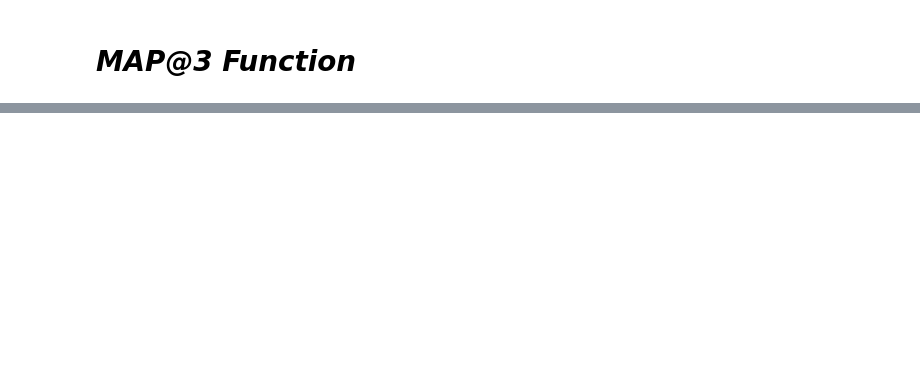
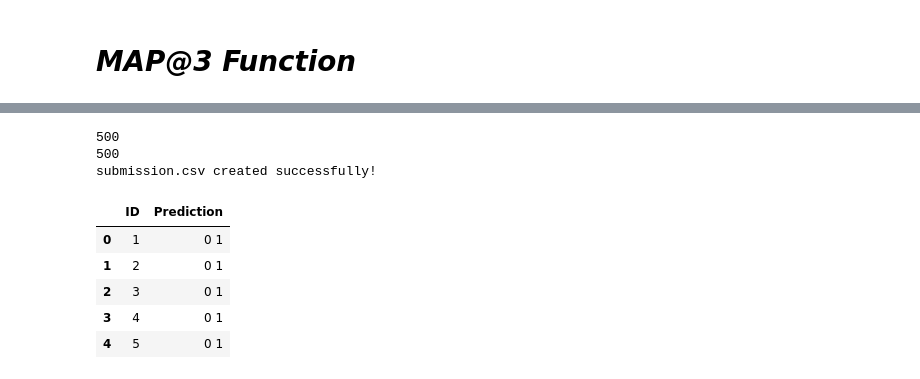
Before and after one commit to 23f2005181/DL-23f2005181-notebook-t22026, a Jupyter notebook: kaggle_notebook.ipynb, the cells around one changed output, grey strips where cells are left out. Saved outputs shown, nothing was run; the diff lists cells and outputs as text; code cells hidden in the pictures; blank space fills up the shorter version.

```diff
--- a/kaggle_notebook.ipynb
+++ b/kaggle_notebook.ipynb
@@ -312,0 +331,50 @@ print('🎯 Submit on Kaggle!')
+# %%
+# Create test text exactly like train
+test_df['text'] = (
+    test_df['prompt'] + " " +
+    test_df['A'] + " " +
+    test_df['B'] + " " +
+    test_df['C'] + " " +
+    test_df['D'] + " " +
+    test_df['E']
+)
+
+# Transform test data
+X_test_vec = vectorizer.transform(test_df['text'])
+
+# Predict probabilities
+test_probs = lr_model.predict_proba(X_test_vec)
+
+# Top 3 predictions
+top3 = np.argsort(test_probs, axis=1)[:, -3:][:, ::-1]
+
+labels = lr_model.classes_
+
+predictions = [
+    " ".join([str(labels[i]) for i in row])
+    for row in top3
+]
+
+print(len(predictions))
+print(len(test_df))
+
+# Submission
+submission = pd.DataFrame({
+    "ID": test_df["id"],
+    "Prediction": predictions
+})
+
+submission.to_csv("submission.csv", index=False)
+
+print("submission.csv created successfully!")
+submission.head()
+# %% [output]
+500
+500
+submission.csv created successfully!
+|  | ID | Prediction |
+| 0 | 1 | 0 1 |
+| 1 | 2 | 0 1 |
+| 2 | 3 | 0 1 |
+| 3 | 4 | 0 1 |
+| 4 | 5 | 0 1 |
```
Also changed, not shown: parts of 44 cells of this notebook.
